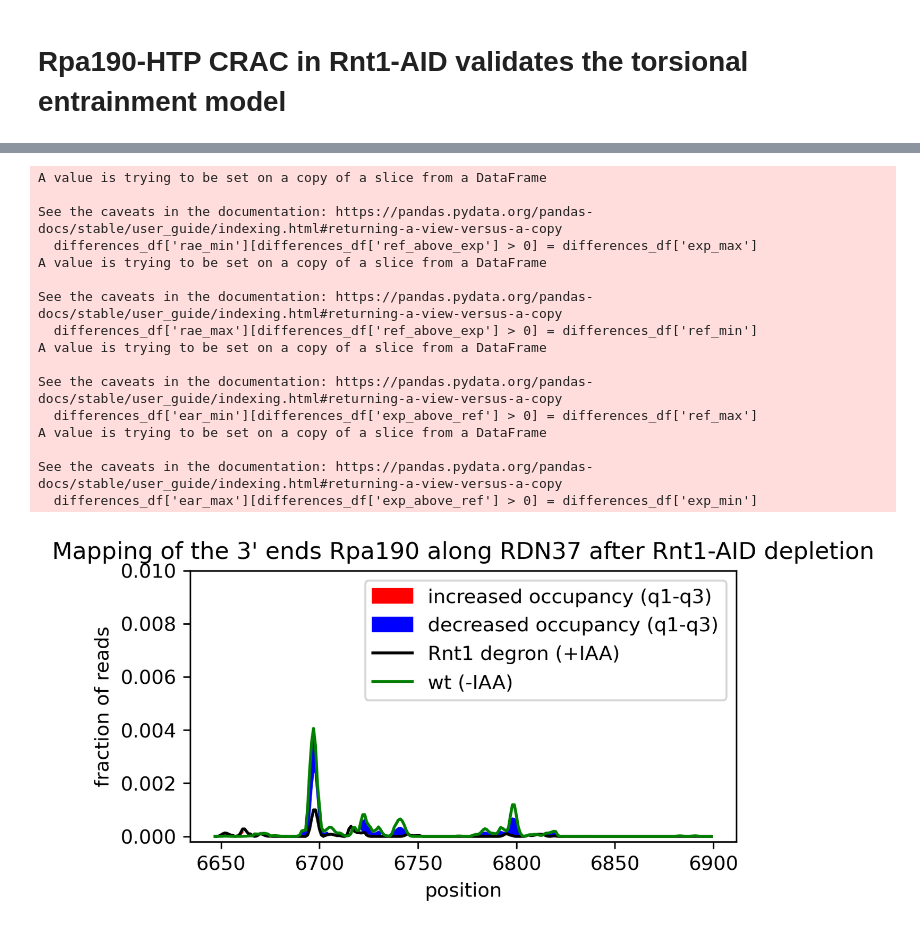
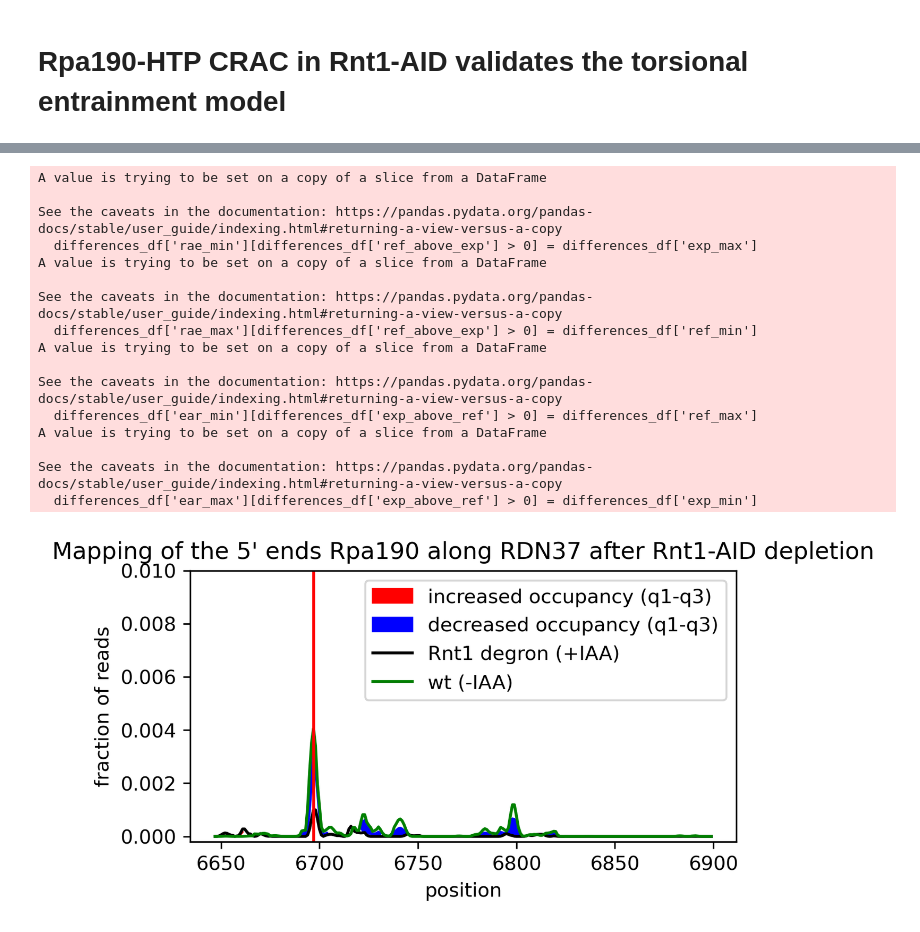
Before and after one commit to tturowski/Pol1_termination_MS, a Jupyter notebook: 05_notebooks/Fig_1_S1_2_S2_wt.ipynb, the cells around one changed output, grey strips where cells are left out. Cells and saved outputs as stored; diff of their text form; code cells hidden in the pictures.

```diff
--- a/05_notebooks/Fig_1_S1_2_S2_wt.ipynb
+++ b/05_notebooks/Fig_1_S1_2_S2_wt.ipynb
@@ -303,29 +303,30 @@ Experiments:
 [figure]
 # %%
 tt.plotting.plot_diff(ref=df23_Rpa190_5end_Rnt1AID_0h, dataset=df24_Rpa190_5end_Rnt1AID_4h,figsize=(5,2.5),label1="wt (-IAA)",label2="Rnt1 degron (+IAA)",
-                           title="Mapping of the 3' ends Rpa190 along RDN37 after Rnt1-AID depletion",plot_ranges=False,
+                           title="Mapping of the 5' ends Rpa190 along RDN37 after Rnt1-AID depletion",plot_ranges=False,
                            dpi=300,offset=300, ylim=(None,0.01), ranges='qq',
                            start=6647+300, stop=6900+300,
                         #    h_lines=[i-300 for i in cleavage_sites.values()],
+                           h_lines=[6697],
                            fname='Fig_2Fv1.png')
 # %% [output]
 A value is trying to be set on a copy of a slice from a DataFrame
 
 See the caveats in the documentation: https://pandas.pydata.org/pandas-docs/stable/user_guide/indexing.html#returning-a-view-versus-a-copy
   differences_df['rae_min'][differences_df['ref_above_exp'] > 0] = differences_df['exp_max']
 A value is trying to be set on a copy of a slice from a DataFrame
 
 See the caveats in the documentation: https://pandas.pydata.org/pandas-docs/stable/user_guide/indexing.html#returning-a-view-versus-a-copy
   differences_df['rae_max'][differences_df['ref_above_exp'] > 0] = differences_df['ref_min']
 A value is trying to be set on a copy of a slice from a DataFrame
 
 See the caveats in the documentation: https://pandas.pydata.org/pandas-docs/stable/user_guide/indexing.html#returning-a-view-versus-a-copy
   differences_df['ear_min'][differences_df['exp_above_ref'] > 0] = differences_df['ref_max']
 A value is trying to be set on a copy of a slice from a DataFrame
 
 See the caveats in the documentation: https://pandas.pydata.org/pandas-docs/stable/user_guide/indexing.html#returning-a-view-versus-a-copy
   differences_df['ear_max'][differences_df['exp_above_ref'] > 0] = differences_df['exp_min']
-[figure, old version]
+[figure, new version]
 # %%
 # def clusterDatasets(df, name="expID_bait_background_condition_replicate"):
 #     out_df = df.columns.to_series().str.split("_",expand=True)
```
Also changed, not shown: parts of 6 cells of this notebook, 36 other files.
